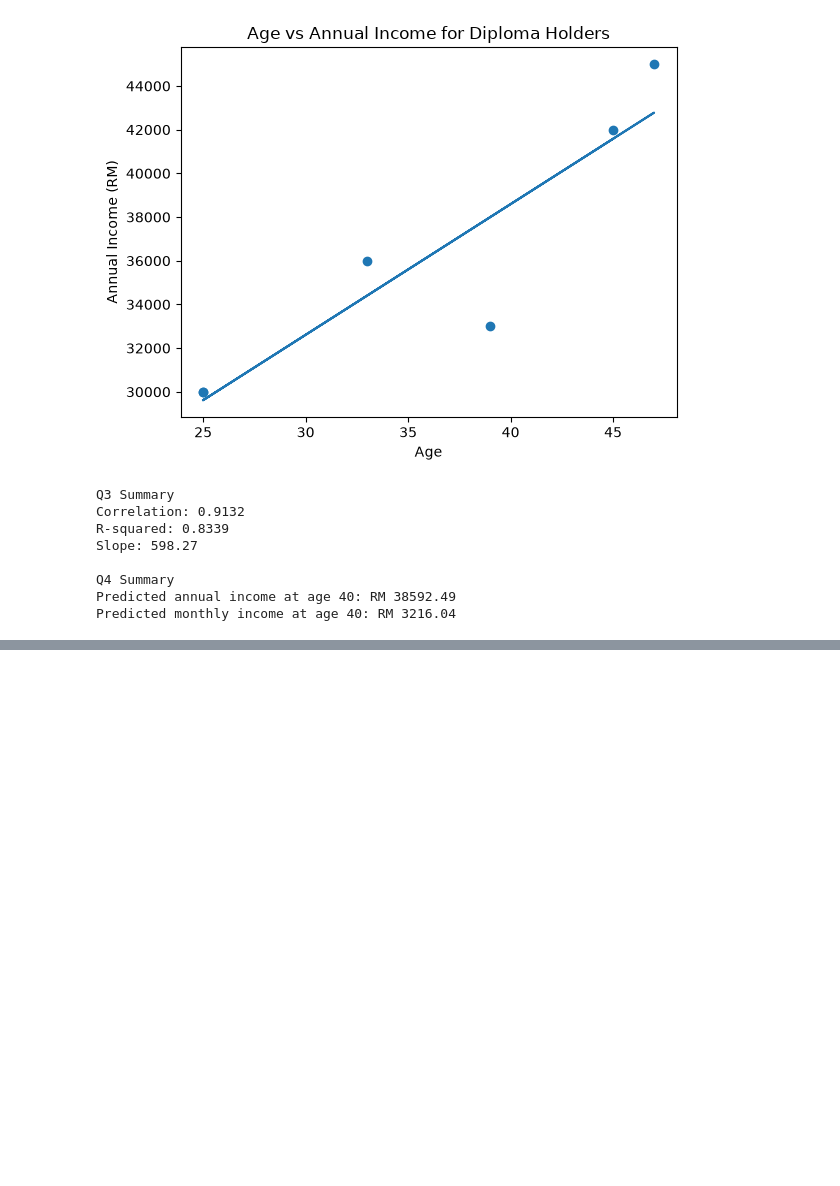
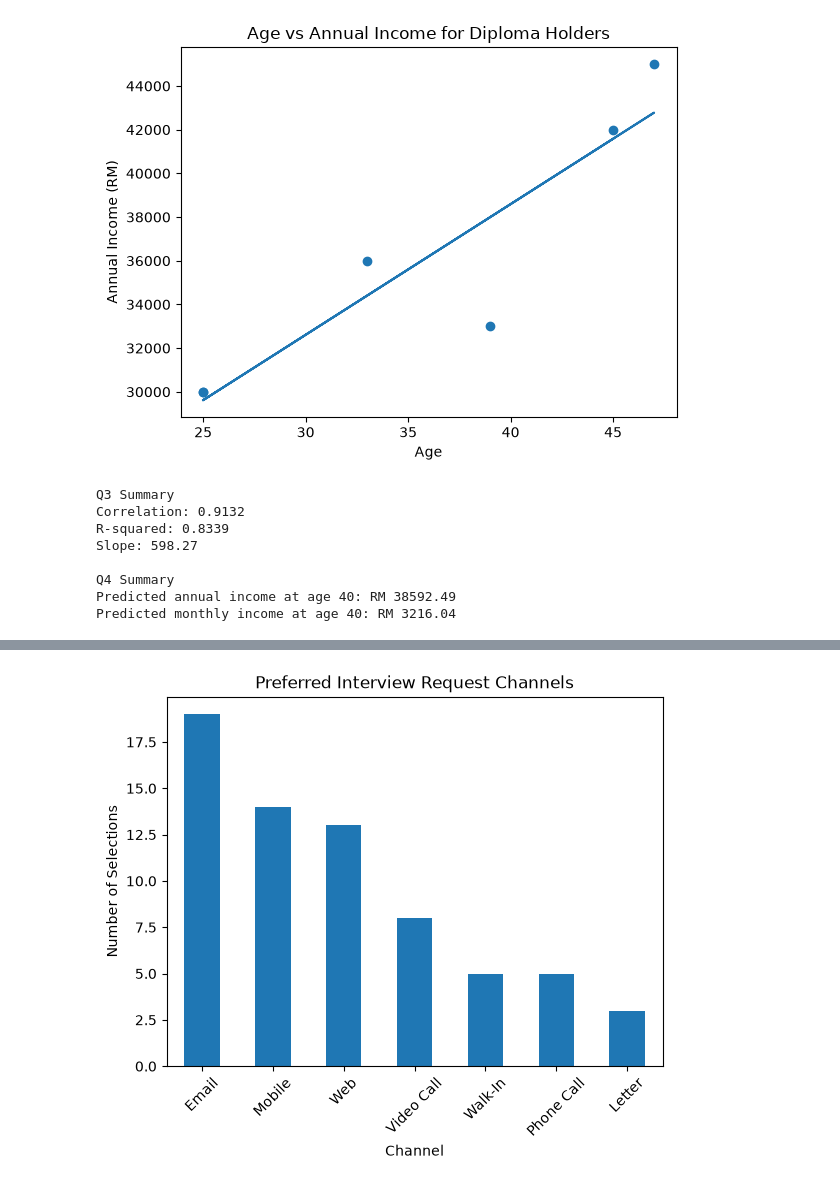
Before and after one commit to Ushira544/kasatria, a Jupyter notebook: analysis.ipynb, the cells around one changed output, grey strips where cells are left out. Cells and saved outputs as stored; diff of their text form; code cells hidden in the pictures; blank space fills up the shorter version.

```diff
--- a/analysis.ipynb
+++ b/analysis.ipynb
@@ -156,0 +205,25 @@ Predicted monthly income at age 40: RM 3216.04
+# %%
+# Interview channel popularity
+
+channels = [
+    "Email",
+    "Web",
+    "Mobile",
+    "Walk-In",
+    "Video Call",
+    "Phone Call",
+    "Letter"
+]
+
+channel_counts = df[channels].sum().sort_values(ascending=False)
+
+channel_counts.plot(kind="bar")
+
+plt.title("Preferred Interview Request Channels")
+plt.xlabel("Channel")
+plt.ylabel("Number of Selections")
+plt.xticks(rotation=45)
+
+plt.show()
+# %% [output]
+[figure, added]
```
Also changed, not shown: parts of 3 cells of this notebook.
